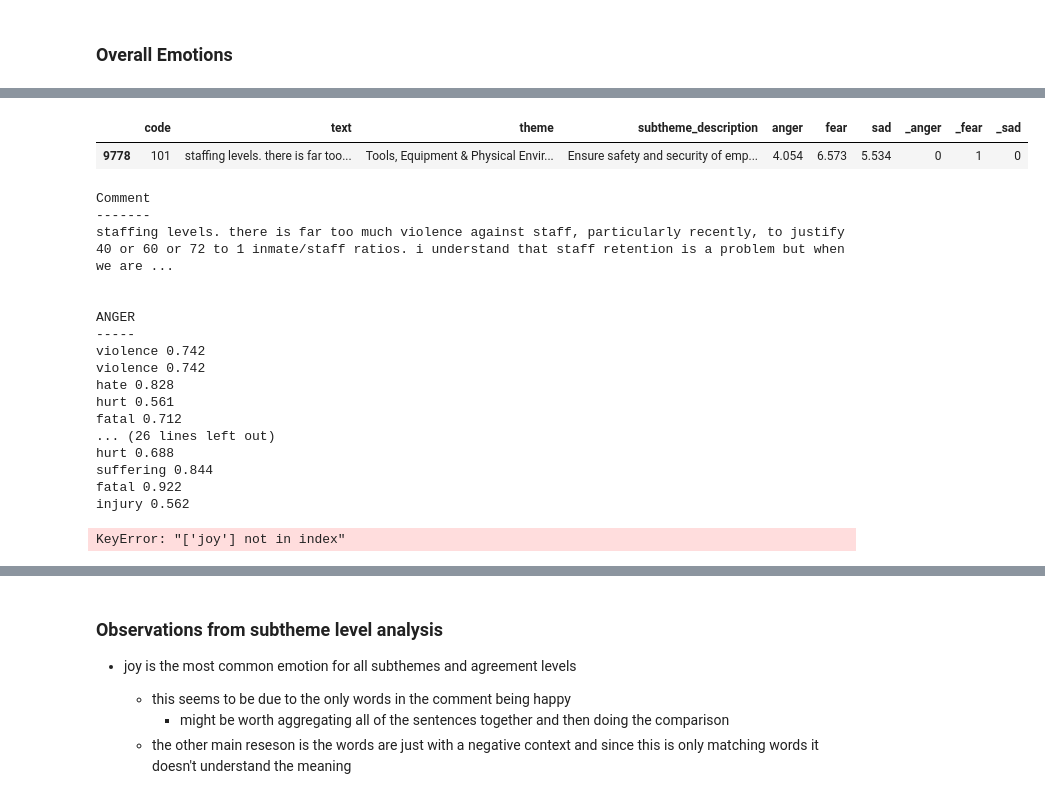
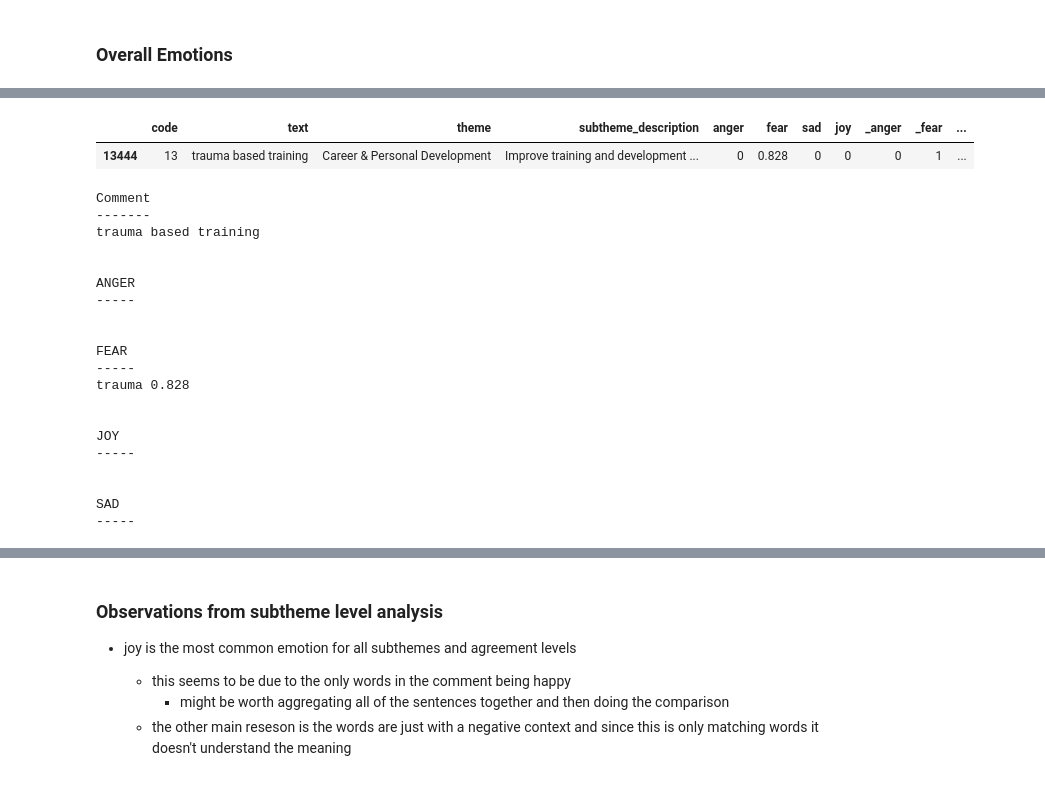
Before and after one commit to Jamienie/mds_capstone_bcstats, a Jupyter notebook: notebooks/ap_emotion_analysis_qual_to_quant.ipynb, the cells around one changed output, grey strips where cells are left out. Drawn from its saved outputs; the diff is of its cells as text; code cells hidden in the pictures.

```diff
--- a/notebooks/ap_emotion_analysis_qual_to_quant.ipynb
+++ b/notebooks/ap_emotion_analysis_qual_to_quant.ipynb
@@ -98,7 +98,7 @@ display(data_agreement.head(3))
 ## Obtain Emotion Scores for Each Comment
 # %%
 start = time.time()
-full_scores = src.emotion_analysis.obtain_emotion_scores(data_full, lexicon, anger=True, fear=True, sadness=True, joy=False)
+full_scores = src.emotion_analysis.obtain_emotion_scores(data_full, lexicon, anger=True, fear=True, sadness=True, joy=True)
 end = time.time()
 print((end - start) / 60, "mins")
 # %% [output]
@@ -143,32 +179,25 @@ a
 # %%
-src.emotion_analysis.examine_emotion_scoring_randomized(full_scores, "fear", lexicon, 9778 )
+src.emotion_analysis.examine_emotion_scoring(full_scores, "fear", lexicon, 13444)
 # %% [output]
-|  | code | text | theme | subtheme_description | anger | fear | sad | _anger | _fear | _sad |
-| 9778 | 101 | staffing levels. there is far too... | Tools, Equipment & Physical Envir... | Ensure safety and security of emp... | 4.054 | 6.573 | 5.534 | 0 | 1 | 0 |
+|  | code | text | theme | subtheme_description | anger | fear | sad | joy | _anger | _fear | ... |
+| 13444 | 13 | trauma based training | Career & Personal Development | Improve training and development ... | 0 | 0.828 | 0 | 0 | 0 | 1 | ... |
 Comment
 -------
-staffing levels. there is far too much violence against staff, particularly recently, to justify 40 or 60 or 72 to 1 inmate/staff ratios. i understand that staff retention is a problem but when we are ...
+trauma based training
 
 
 ANGER
 -----
-violence 0.742
-violence 0.742
-hate 0.828
-hurt 0.561
-fatal 0.712
-... (26 lines left out)
-hurt 0.688
-suffering 0.844
-fatal 0.922
-injury 0.562
+
+
+FEAR
+-----
+trauma 0.828
+
+
+JOY
+-----
+
+
+SAD
+-----
-# %%
-# total number of comments is higher because there are duplicates
-# since comments relate to multiple mc questions
-src.emotion_analysis.summary_number_comment(full_scores, 0.3, include=True)
-src.emotion_analysis.summary_number_comment(df, 0.5)
-src.emotion_analysis.summary_number_comment(df, 1)
-src.emotion_analysis.summary_number_comment(df, 2)
-src.emotion_analysis.summary_number_comment(df, 5)
-# %% [output]
-KeyError: "['joy'] not in index"
```
Also changed, not shown: parts of 13 cells of this notebook, 2 other files.
